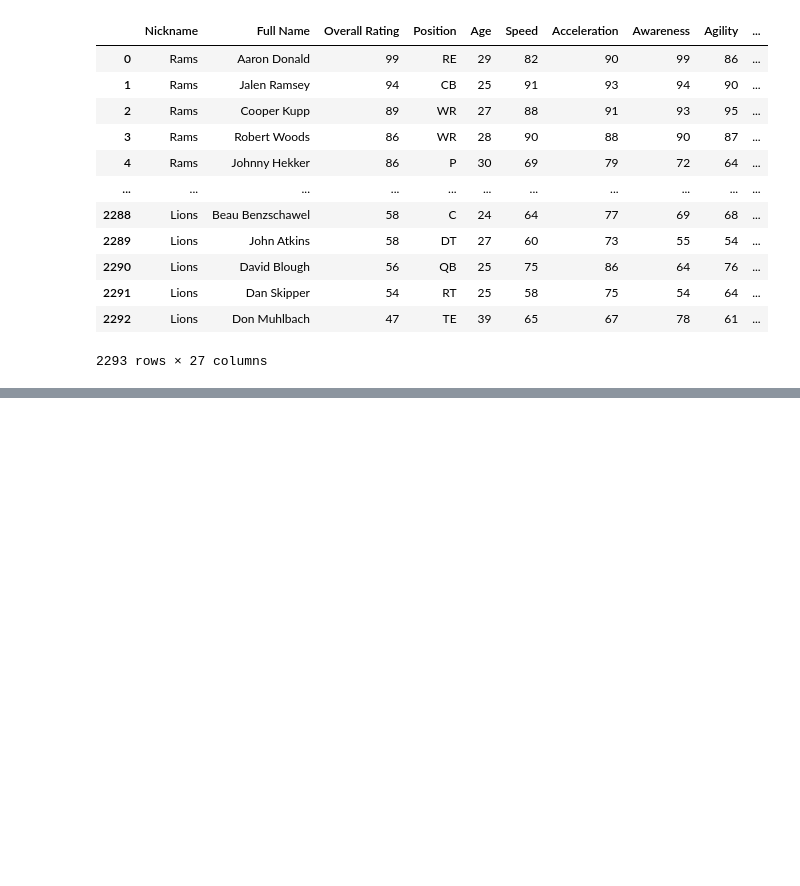
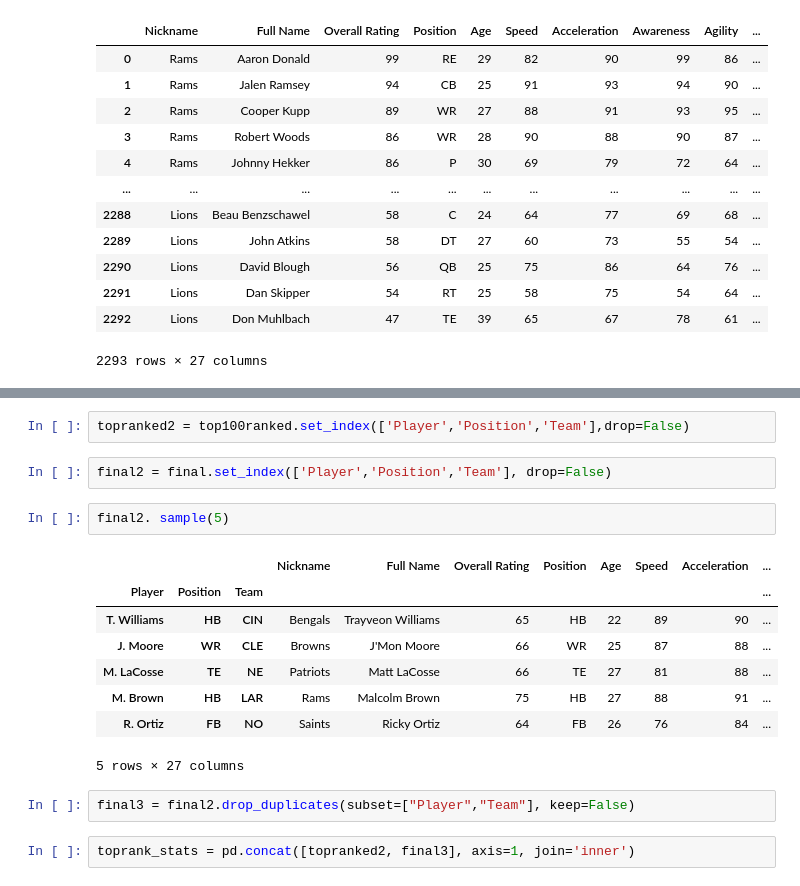
Before and after one commit to Chelechepe/Project_2_Pipeline, a Jupyter notebook: Scrapping and Cleaning.ipynb, the cells around one changed output, grey strips where cells are left out. Cells and saved outputs as stored; diff of their text form; blank space fills up the shorter version.

```diff
--- a/Scrapping and Cleaning.ipynb
+++ b/Scrapping and Cleaning.ipynb
@@ -267,0 +283,19 @@ query
+# %%
+topranked2 = top100ranked.set_index(['Player','Position','Team'],drop=False)
+# %%
+final2 = final.set_index(['Player','Position','Team'], drop=False)
+# %%
+final2. sample(5)
+# %% [output]
+|  |  |  | Nickname | Full Name | Overall Rating | Position | Age | Speed | Acceleration | ... |
+| Player | Position | Team |  |  |  |  |  |  |  | ... |
+| T. Williams | HB | CIN | Bengals | Trayveon Williams | 65 | HB | 22 | 89 | 90 | ... |
+| J. Moore | WR | CLE | Browns | J'Mon Moore | 66 | WR | 25 | 87 | 88 | ... |
+| M. LaCosse | TE | NE | Patriots | Matt LaCosse | 66 | TE | 27 | 81 | 88 | ... |
+| M. Brown | HB | LAR | Rams | Malcolm Brown | 75 | HB | 27 | 88 | 91 | ... |
+| R. Ortiz | FB | NO | Saints | Ricky Ortiz | 64 | FB | 26 | 76 | 84 | ... |
+5 rows × 27 columns
+# %%
+final3 = final2.drop_duplicates(subset=["Player","Team"], keep=False)
+# %%
+toprank_stats = pd.concat([topranked2, final3], axis=1, join='inner')
```
Also changed, not shown: parts of 24 cells of this notebook, 4 other files.
